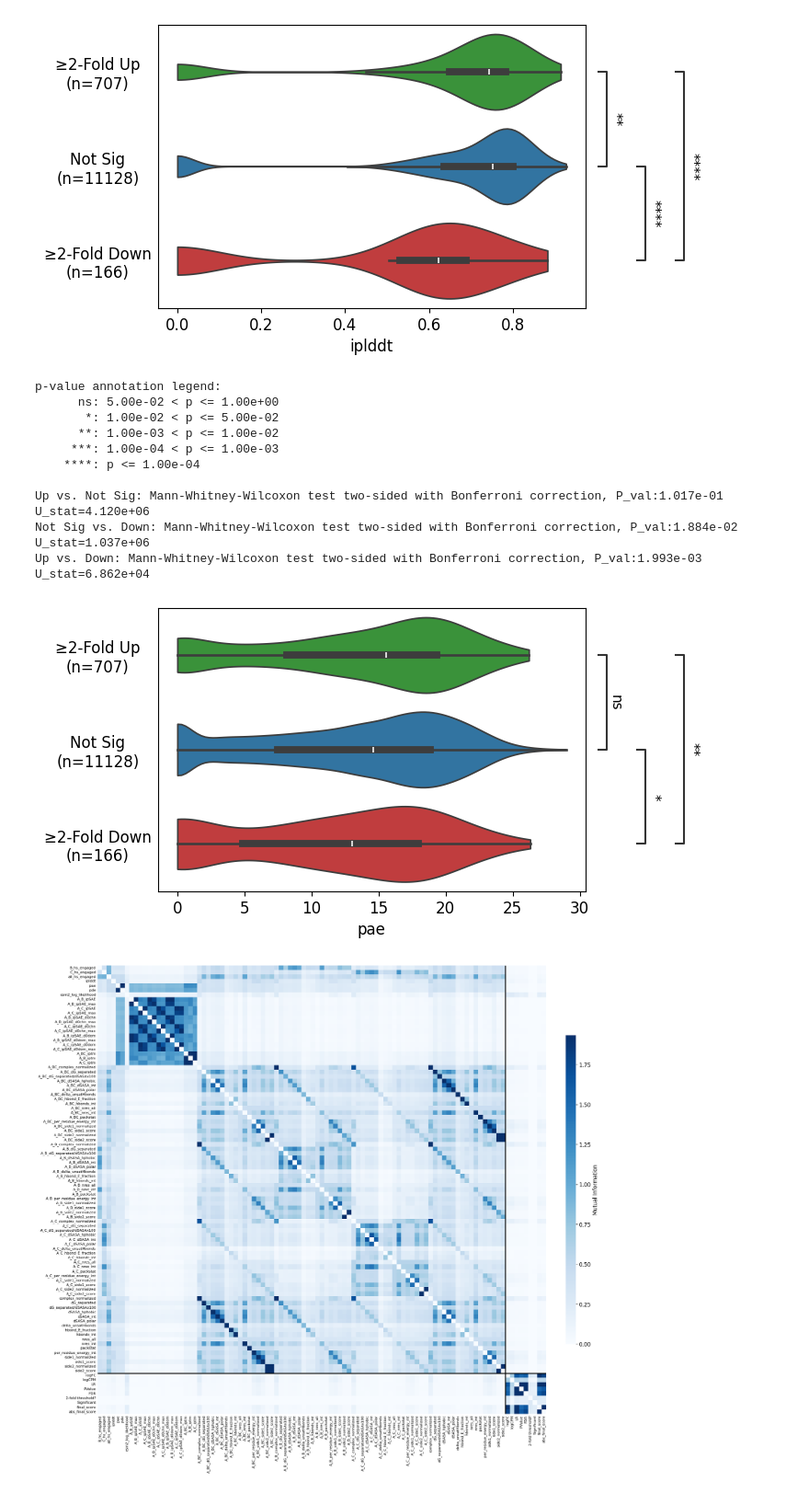
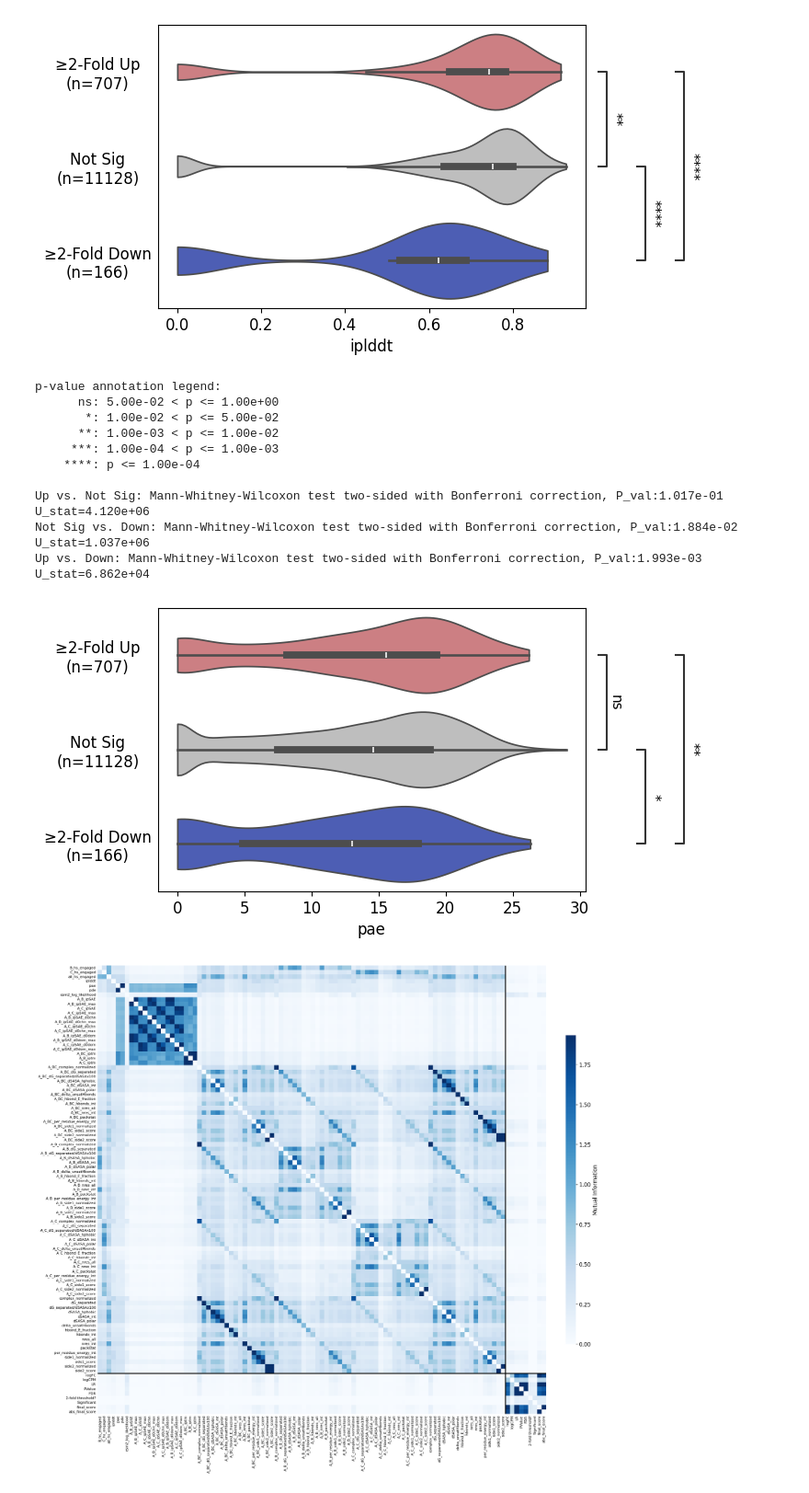
Before and after one commit to kosonocky/bits-to-binders, a Jupyter notebook: scripts/analyze_12k_per_binder.ipynb, the cells around one changed output. Shown at 92% size. Drawn from its saved outputs; the diff is of its cells as text; code cells hidden in the pictures.

```diff
--- a/scripts/analyze.ipynb
+++ b/scripts/analyze_12k_per_binder.ipynb
@@ -133,8 +133,11 @@ import seaborn as sns
 from statannotations.Annotator import Annotator
 
 order = ["Up", "Not Sig", "Down"]
-palette = {"Up": "C2", "Down": "C3", "Not Sig": "C0"}
+# palette = {"Up": "C2", "Down": "C3", "Not Sig": "C0"}
 pairs = [("Up", "Not Sig"), ("Down", "Not Sig"), ("Up", "Down")]
+
+# actually make the palette Up: DA7277, Not Sig: BEBEBE, Down: 3C53C5
+palette = {"Up": "#D97277", "Not Sig": "#BEBEBE", "Down": "#3C53C5"}
 
 # ensure ordered categorical once
 df["twofold_cat"] = pd.Categorical(df["2-fold threshold?"], categories=order, ordered=True)
@@ -243,25 +246,25 @@ Up vs. Down: Mann-Whitney-Wilcoxon test two-sided with Bonferroni correction, P_
 p-value annotation legend:
       ns: 5.00e-02 < p <= 1.00e+00
        *: 1.00e-02 < p <= 5.00e-02
       **: 1.00e-03 < p <= 1.00e-02
      ***: 1.00e-04 < p <= 1.00e-03
     ****: p <= 1.00e-04
 
 Up vs. Not Sig: Mann-Whitney-Wilcoxon test two-sided with Bonferroni correction, P_val:7.181e-03 U_stat=3.666e+06
 Not Sig vs. Down: Mann-Whitney-Wilcoxon test two-sided with Bonferroni correction, P_val:2.954e-21 U_stat=1.323e+06
 Up vs. Down: Mann-Whitney-Wilcoxon test two-sided with Bonferroni correction, P_val:4.841e-17 U_stat=8.355e+04
-[figure, old version]
+[figure, new version]
 p-value annotation legend:
       ns: 5.00e-02 < p <= 1.00e+00
        *: 1.00e-02 < p <= 5.00e-02
       **: 1.00e-03 < p <= 1.00e-02
      ***: 1.00e-04 < p <= 1.00e-03
     ****: p <= 1.00e-04
 
 Up vs. Not Sig: Mann-Whitney-Wilcoxon test two-sided with Bonferroni correction, P_val:1.017e-01 U_stat=4.120e+06
 Not Sig vs. Down: Mann-Whitney-Wilcoxon test two-sided with Bonferroni correction, P_val:1.884e-02 U_stat=1.037e+06
 Up vs. Down: Mann-Whitney-Wilcoxon test two-sided with Bonferroni correction, P_val:1.993e-03 U_stat=6.862e+04
-[figure, old version]
+[figure, new version]
 # %%
 import numpy as np
 import pandas as pd
```
Also changed, not shown: parts of 1 cell of this notebook, 5 other files.
